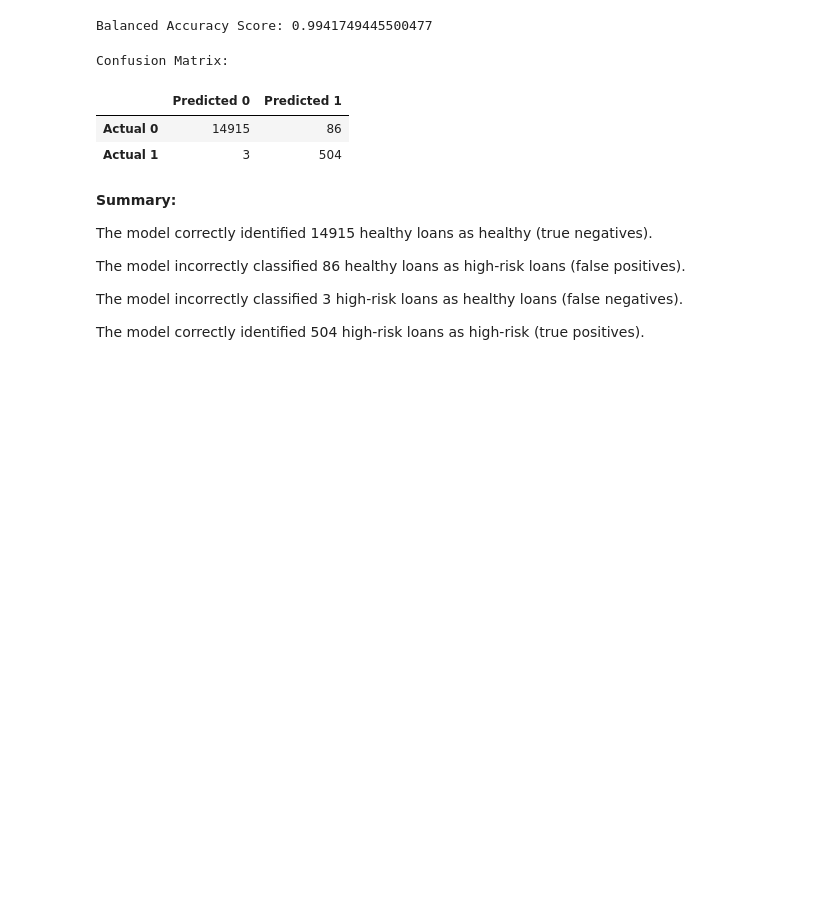
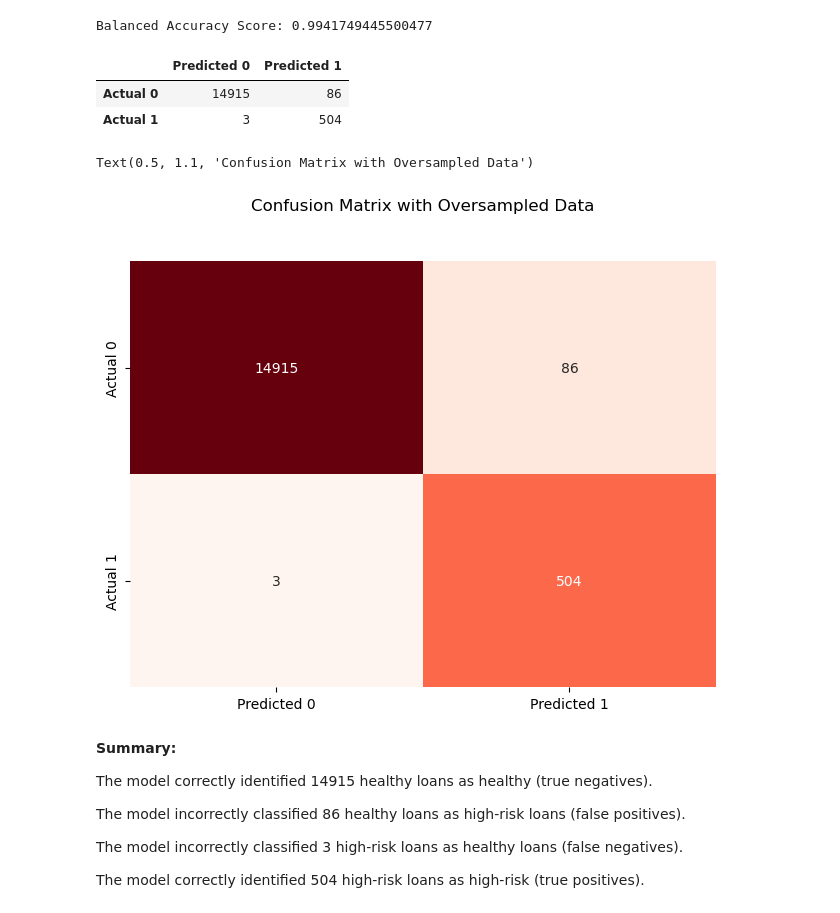
Before and after one commit to PsCushman/credit-risk-classification-challenge, a Jupyter notebook: credit_risk_classification.ipynb, the cells around one changed output. Cells and saved outputs as stored; diff of their text form; code cells hidden in the pictures; blank space fills up the shorter version.

```diff
--- a/credit_risk_classification.ipynb
+++ b/credit_risk_classification.ipynb
@@ -237,21 +259,29 @@ print("Balanced Accuracy Score:", balanced_acc_score_2)
 # %% [output]
 Balanced Accuracy Score: 0.9941749445500477
 # %%
-# Generate a confusion matrix for the model
-conf_matrix_2 = confusion_matrix(y_test, y_pred)
-
 conf_matrix_df_2 = pd.DataFrame(
     conf_matrix_2, index=["Actual 0", "Actual 1"], columns=["Predicted 0", "Predicted 1"]
 )
 
 # Print the confusion matrix
-print("Confusion Matrix:")
 display(conf_matrix_df_2)
 # %% [output]
-Confusion Matrix:
 |  | Predicted 0 | Predicted 1 |
 | Actual 0 | 14915 | 86 |
 | Actual 1 | 3 | 504 |
+# %%
+sns.heatmap(conf_matrix_df,
+            annot=True,
+            cmap="Reds",
+            fmt='g',
+            vmax = 1000,
+            cbar=False)
+ax.xaxis.set_label_position("top")
+plt.tight_layout()
+plt.title('Confusion Matrix with Oversampled Data', y = 1.1)
+# %% [output]
+Text(0.5, 1.1, 'Confusion Matrix with Oversampled Data')
+[figure, added]
 # %% [markdown]
 **Summary:**
 
```
Also changed, not shown: parts of 4 cells of this notebook.
